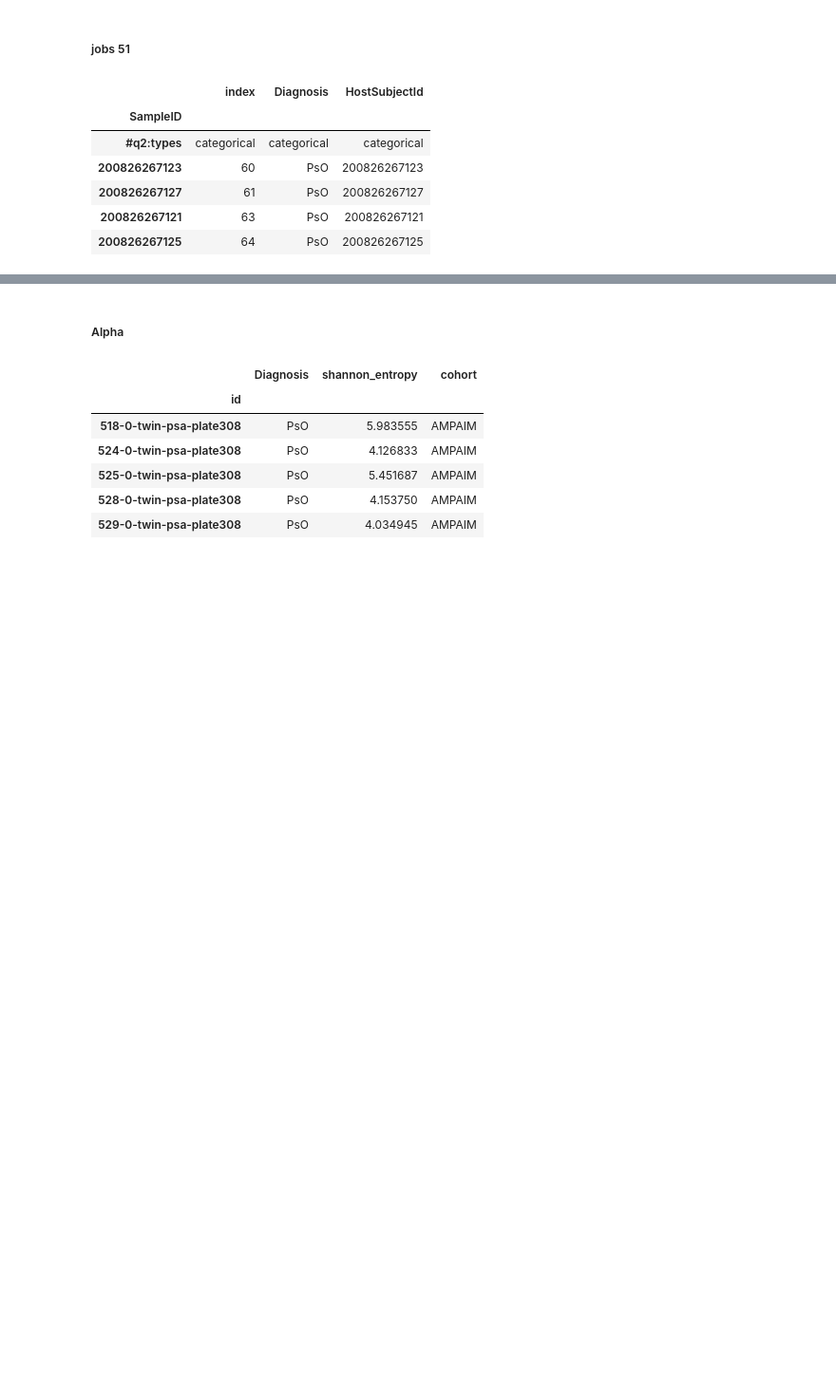
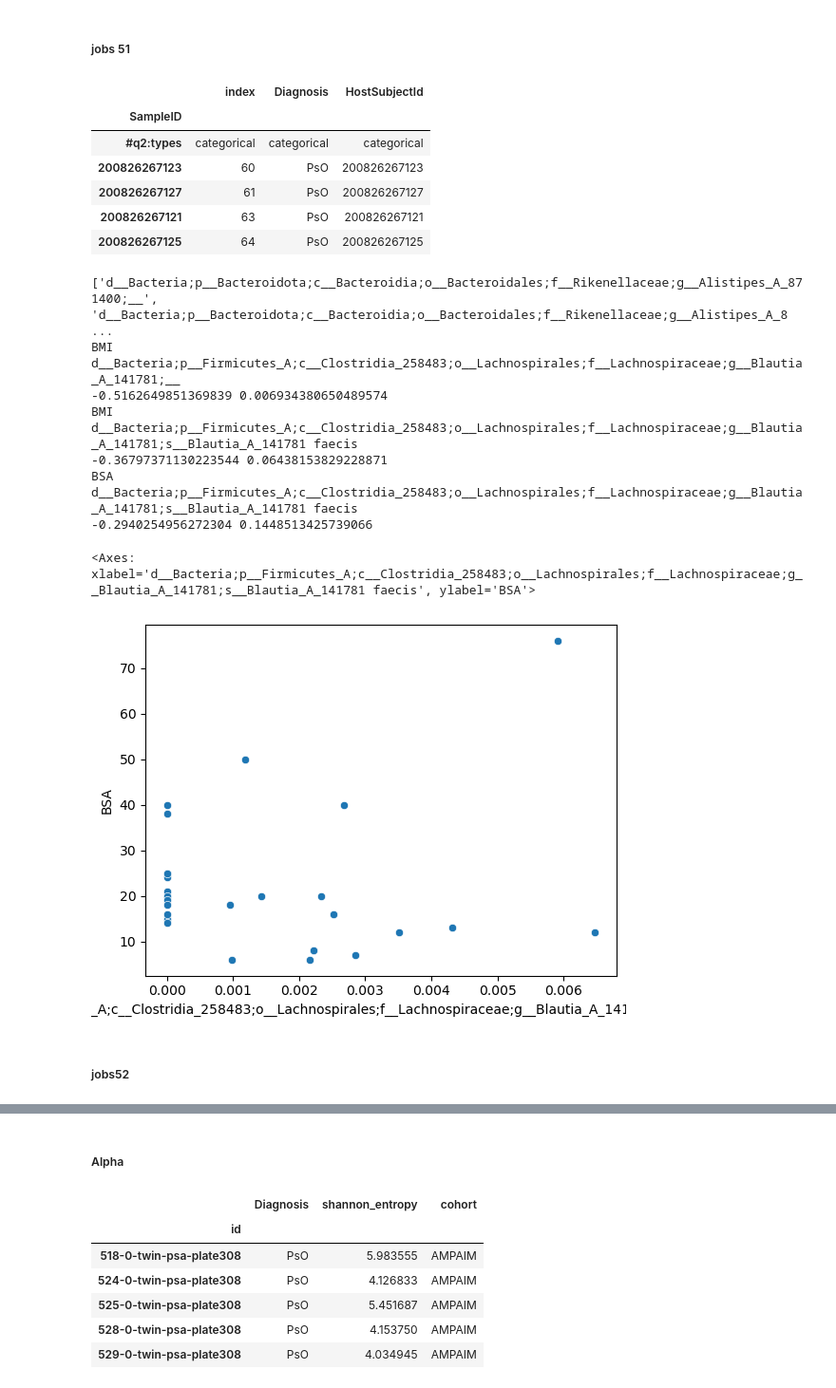
Before and after one commit to kbpi314/ampaim, a Jupyter notebook: code/ampaim_metaanalysis.ipynb, the cells around one changed output, grey strips where cells are left out. Shown at 95% size. Saved outputs shown, nothing was run; the diff lists cells and outputs as text; code cells hidden in the pictures; blank space fills up the shorter version.

```diff
--- a/code/ampaim_metaanalysis.ipynb
+++ b/code/ampaim_metaanalysis.ipynb
@@ -557,3 +608,68 @@ df.head()
 | 200826267127 | 61 | PsO | 200826267127 |
 | 200826267121 | 63 | PsO | 200826267121 |
 | 200826267125 | 64 | PsO | 200826267125 |
+# %%
+# metadata
+df_meta = pd.read_csv(path + 'outputs/jobs51/psopsa_metadata.txt',
+                      sep='\t',
+                      index_col=0)
+
+# format
+df_meta.index.name = 'SampleID'
+df_meta.columns = df_meta.columns.map(lambda x: x.split(':')[0])
+df_meta['BSA'] = df_meta['BSA'].map(lambda x: float(x.split('%')[0]))
+df_meta['BMI'] = df_meta['BMI'].astype(float)
+df_meta.index = df_meta.index.map(lambda x: x.split('A.')[-1])
+
+# import taxa
+df_taxa = pd.read_csv(path + 'outputs/jobs51/taxa_table_L7.tsv', # 'outputs/jobs51/taxa_table_L6.tsv',
+                      sep='\t',
+                      skiprows=1,
+                      index_col=0)
+
+# format
+df_taxa.index.name = 'SampleID'
+df_taxa = df_taxa.T
+df_taxa = df_taxa.div(df_taxa.sum(axis=1),axis=0)
+
+# merge
+df_merge = pd.concat([df_meta, df_taxa],axis=1)
+df_merge = df_merge.dropna()
+
+queries = ['Phasco','Rike','Bilophi','Alistipes','gnavus','Blautia']
+intvar = []
+for i in df_merge.columns.values:
+    for q in queries:
+        if q in i:
+            intvar.append(i)
+
+print(intvar)
+
+for x in intvar:
+    for y in ['BMI','BSA','PASI']:
+        r,p=scipy.stats.spearmanr(df_merge[x],df_merge[y])
+        if p<0.2:
+            if np.median(df_merge[x]) != 0:
+                print(y)
+                print(x)
+                print(r,p)
+
+
+x = 'd__Bacteria;p__Firmicutes_A;c__Clostridia_258483;o__Lachnospirales;f__Lachnospiraceae;g__Blautia_A_141781;s__Blautia_A_141781 faecis'
+y = 'BSA'
+sns.scatterplot(x=x,y=y,data=df_merge)
+# %% [output]
+['d__Bacteria;p__Bacteroidota;c__Bacteroidia;o__Bacteroidales;f__Rikenellaceae;g__Alistipes_A_871400;__', 'd__Bacteria;p__Bacteroidota;c__Bacteroidia;o__Bacteroidales;f__Rikenellaceae;g__Alistipes_A_8 ...
+BMI
+d__Bacteria;p__Firmicutes_A;c__Clostridia_258483;o__Lachnospirales;f__Lachnospiraceae;g__Blautia_A_141781;__
+-0.5162649851369839 0.006934380650489574
+BMI
+d__Bacteria;p__Firmicutes_A;c__Clostridia_258483;o__Lachnospirales;f__Lachnospiraceae;g__Blautia_A_141781;s__Blautia_A_141781 faecis
+-0.36797371130223544 0.06438153829228871
+BSA
+d__Bacteria;p__Firmicutes_A;c__Clostridia_258483;o__Lachnospirales;f__Lachnospiraceae;g__Blautia_A_141781;s__Blautia_A_141781 faecis
+-0.2940254956272304 0.1448513425739066
+<Axes: xlabel='d__Bacteria;p__Firmicutes_A;c__Clostridia_258483;o__Lachnospirales;f__Lachnospiraceae;g__Blautia_A_141781;s__Blautia_A_141781 faecis', ylabel='BSA'>
+[figure, added]
+# %% [markdown]
+##### jobs52 #####
```
Also changed, not shown: parts of 33 cells of this notebook, 1 other file.
